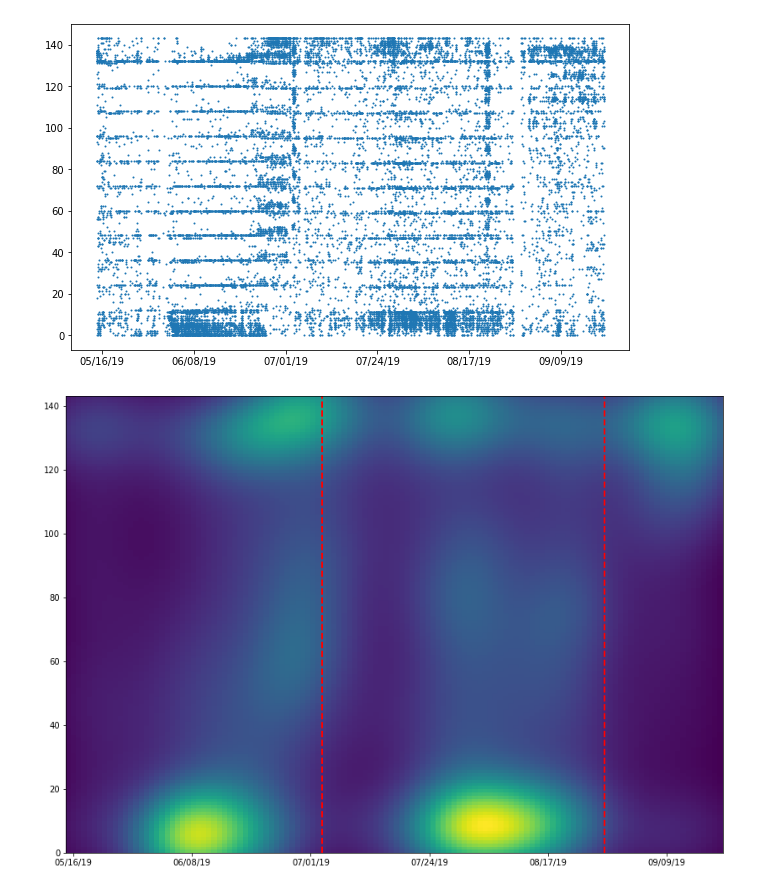
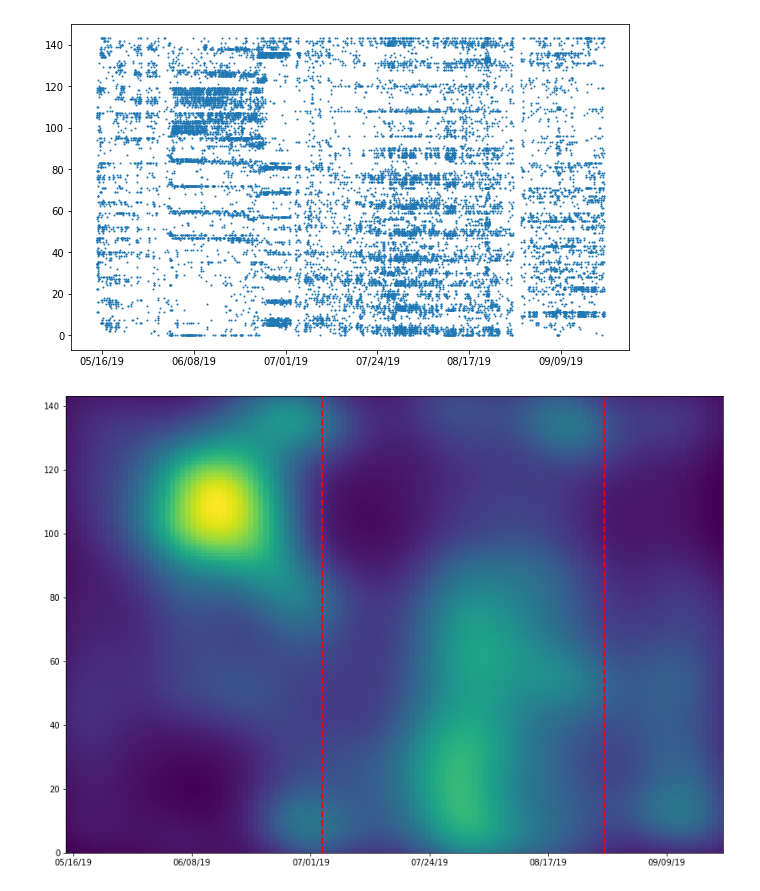
Before and after one commit to llayer/StromboliWF, a Jupyter notebook: som.ipynb, the cells around one changed output. Saved outputs shown, nothing was run; the diff lists cells and outputs as text; code cells hidden in the pictures.

```diff
--- a/som.ipynb
+++ b/som.ipynb
@@ -5,3 +9,7 @@ import signal_ana as ana
+# %%
+use_wf = True
+use_lpc = True
+use_amp = True
 # %%
 # Load the signals
 df = ana.load_signals('features_30.h5')
@@ -12,7 +29,7 @@ ana.normalize(df, 'lpc_coeff')
 ana.normalize(df, 'amplitude')
 # %%
 # Exclude the eruption days
-eruption_days = [ '2019-07-03','2019-08-11', '2019-08-29']
+eruption_days = [ ('2019-07-03', '2019-07-04'), ('2019-08-28', '2019-08-29'), ('2019-08-29', '2019-08-30')]
 df = ana.exclude_days(df, eruption_days)
 # %%
 # Select a test period
@@ -25,3 +42,11 @@ ana.plot_freq(df_test)
 # %%
-features = ana.get_features(df, lpc=False, amp=False)
+features = ana.get_features(df, wf = use_wf, lpc=use_lpc, amp=use_amp)
+# %%
+# Train som
+size = 12
+niter = 20000 #10000
+sigma = 1.23 # #0.3
+learning_rate= .04 #.5
+pca=False
+random_seed = 1
 # %%
@@ -50,5 +195,5 @@ ana.plot_density(features, som, size )
 # %%
-ana.plot_evo(df, som, size)
+ana.plot_evo(df, som, size, wf = use_wf, lpc = use_lpc, amp = use_amp)
 # %% [output]
-[figure, old version]
+[figure, new version]
-[figure, old version]
+[figure, new version]
```
Also changed, not shown: parts of 11 cells of this notebook, 1 other file.
